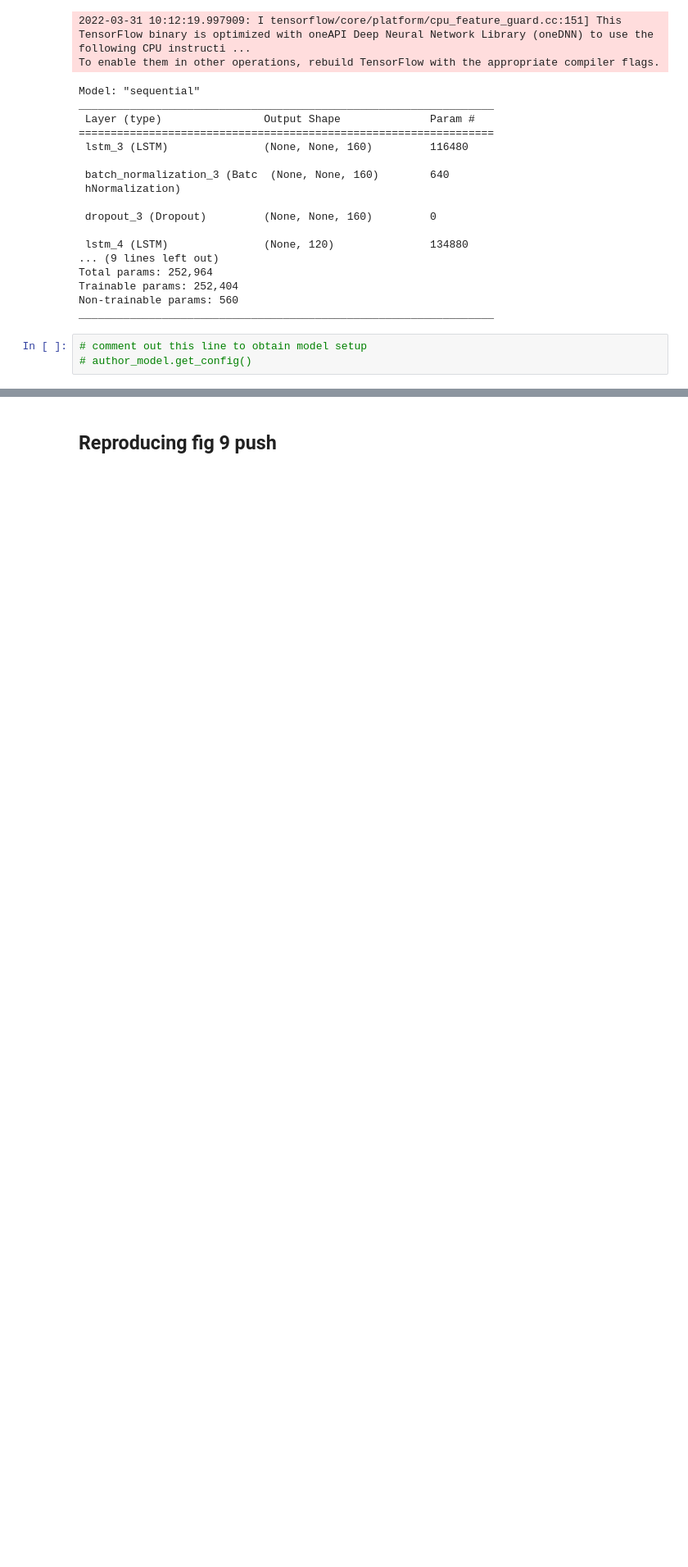
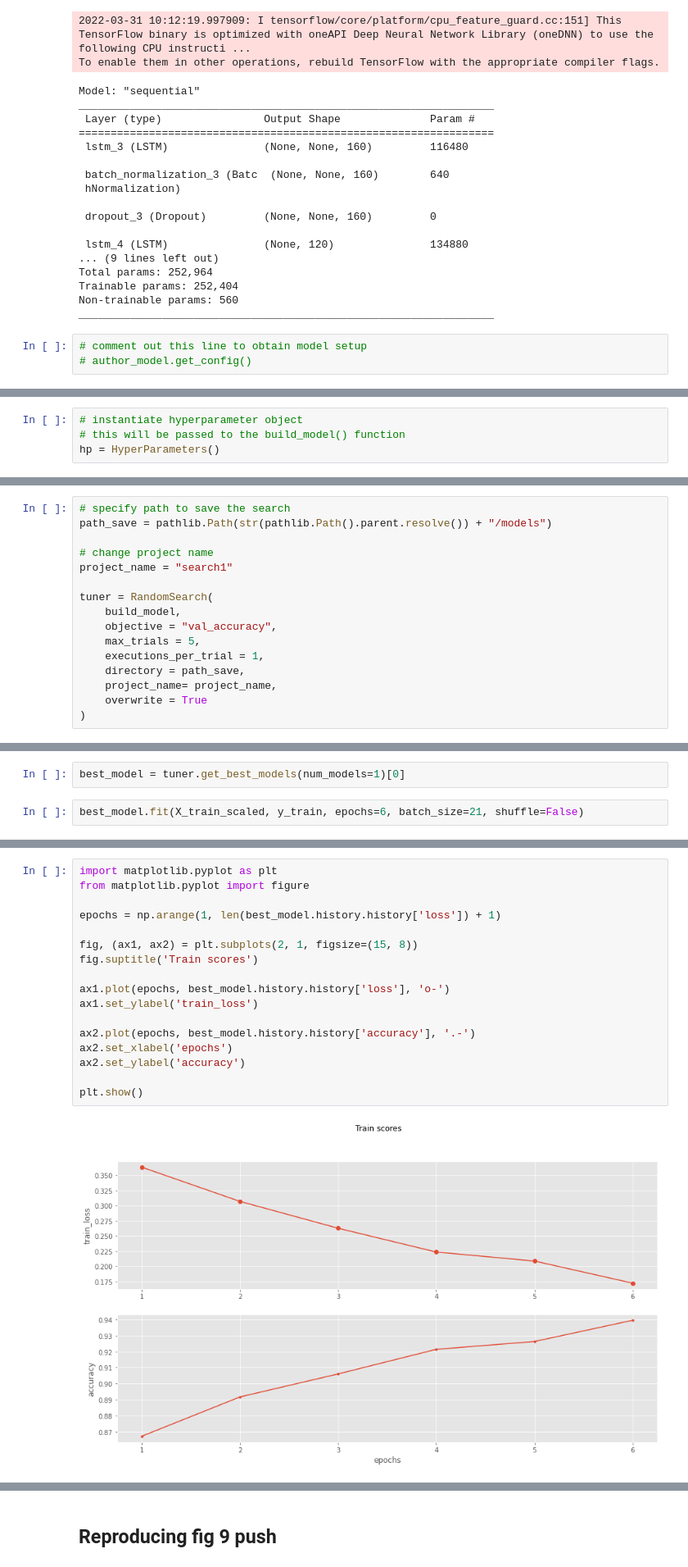
Before and after one commit to Eudelft/Deepproject, a Jupyter notebook: deep.ipynb, the cells around one changed output, grey strips where cells are left out. Shown at 82% size. Saved outputs shown, nothing was run; the diff lists cells and outputs as text; blank space fills up the shorter version.

Commit message:
use best_model to load the model

```diff
--- a/deep.ipynb
+++ b/deep.ipynb
@@ -110,0 +138,4 @@ The original idea was to use the criteria mentioned on Brightspace however, the
+# %%
+# instantiate hyperparameter object
+# this will be passed to the build_model() function
+hp = HyperParameters()
@@ -110,0 +182,16 @@ The original idea was to use the criteria mentioned on Brightspace however, the
+# %%
+# specify path to save the search
+path_save = pathlib.Path(str(pathlib.Path().parent.resolve()) + "/models")
+
+# change project name
+project_name = "search1"
+
+tuner = RandomSearch(
+    build_model,
+    objective = "val_accuracy",
+    max_trials = 5,
+    executions_per_trial = 1,
+    directory = path_save,
+    project_name= project_name,
+    overwrite = True
+)
@@ -110,0 +237,4 @@ The original idea was to use the criteria mentioned on Brightspace however, the
+# %%
+best_model = tuner.get_best_models(num_models=1)[0]
+# %%
+best_model.fit(X_train_scaled, y_train, epochs=6, batch_size=21, shuffle=False)
@@ -110,0 +255,19 @@ The original idea was to use the criteria mentioned on Brightspace however, the
+# %%
+import matplotlib.pyplot as plt
+from matplotlib.pyplot import figure
+
+epochs = np.arange(1, len(best_model.history.history['loss']) + 1)
+
+fig, (ax1, ax2) = plt.subplots(2, 1, figsize=(15, 8))
+fig.suptitle('Train scores')
+
+ax1.plot(epochs, best_model.history.history['loss'], 'o-')
+ax1.set_ylabel('train_loss')
+
+ax2.plot(epochs, best_model.history.history['accuracy'], '.-')
+ax2.set_xlabel('epochs')
+ax2.set_ylabel('accuracy')
+
+plt.show()
+# %% [output]
+[figure, added]
```
Also changed, not shown: parts of 16 cells of this notebook, 26 other files.
